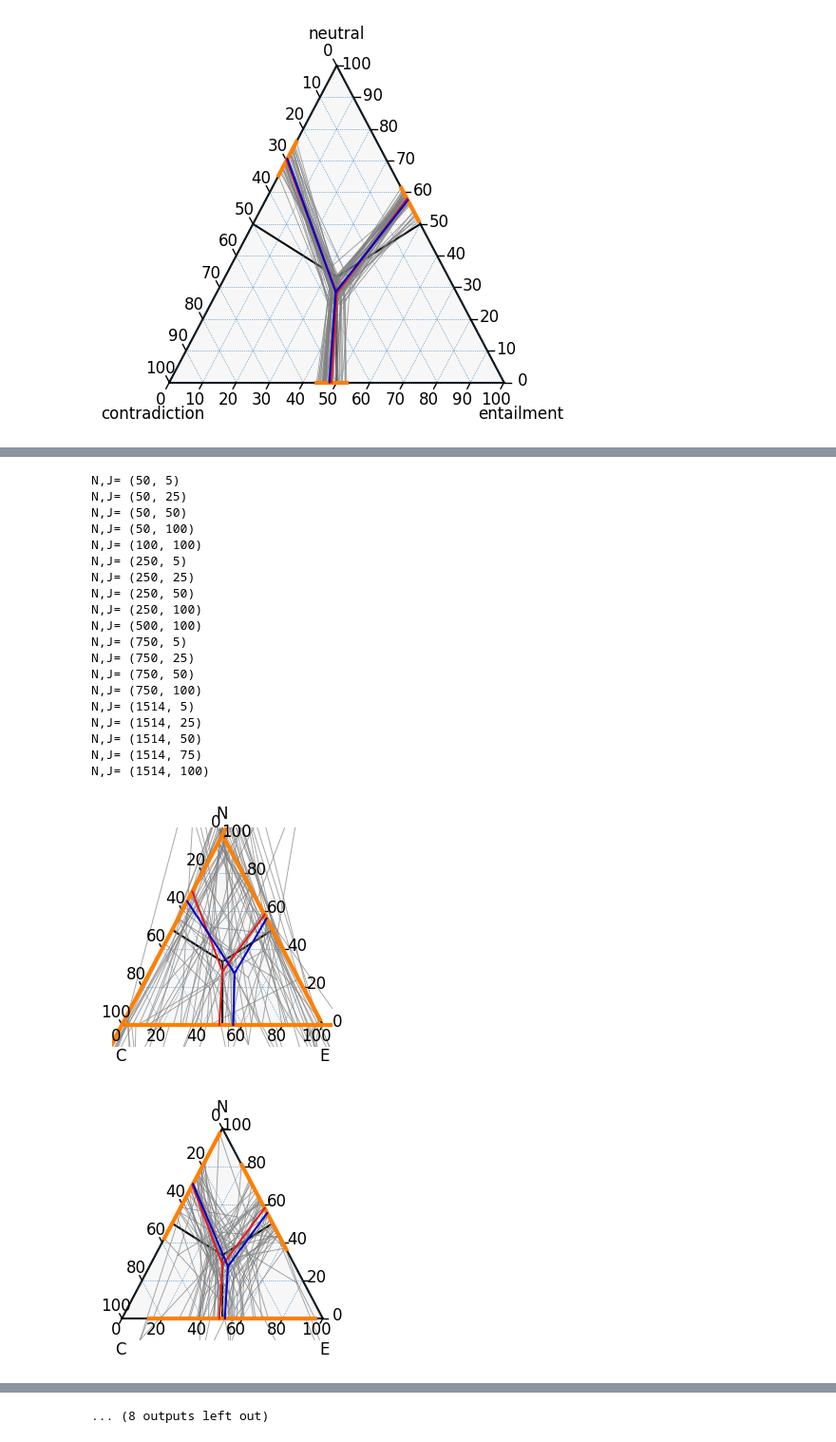
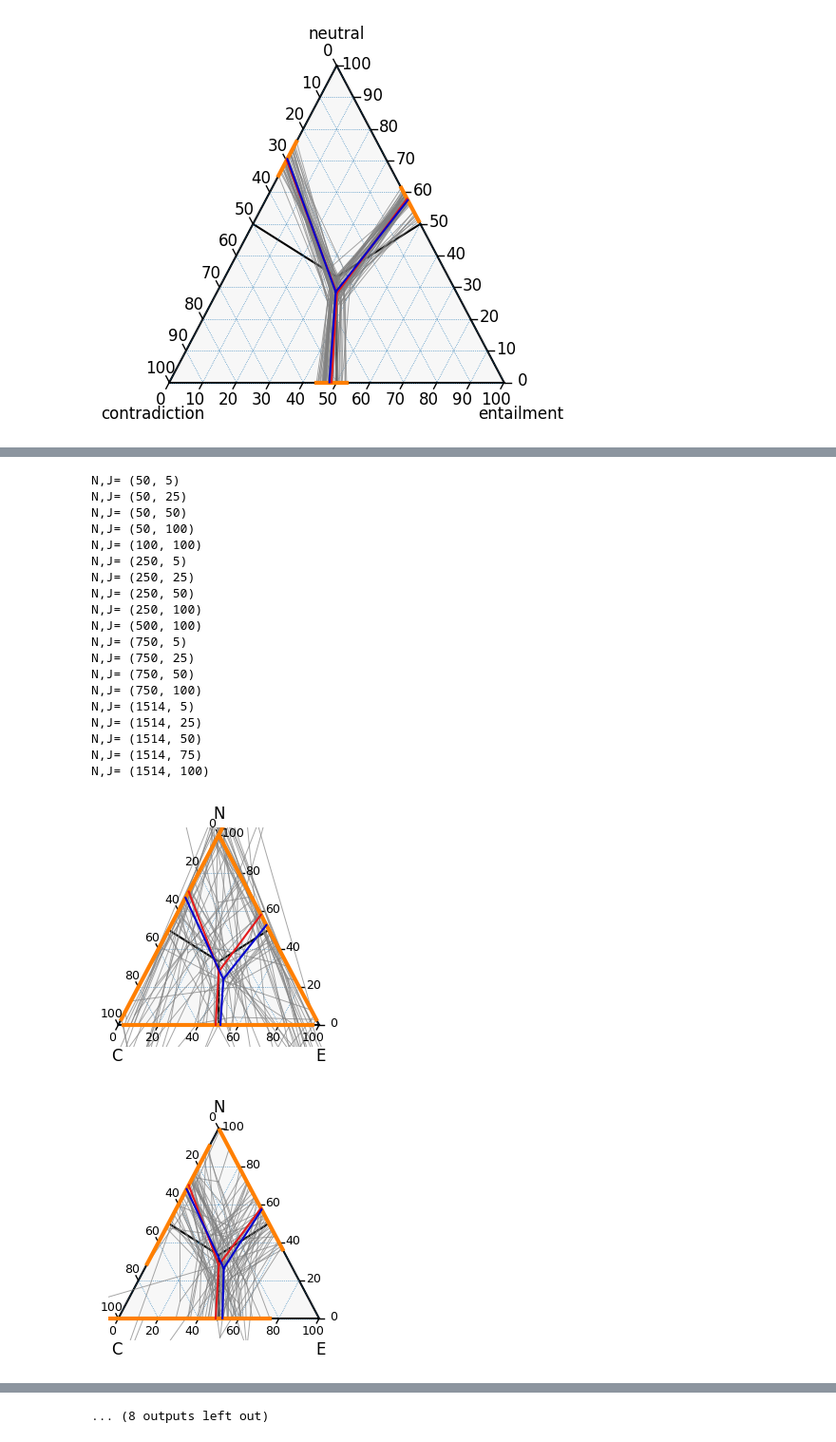
Before and after one commit to corneliagru/label-variation-nli, a Jupyter notebook: notebooks/2_stability_estimation.ipynb, the cells around one changed output, grey strips where cells are left out. Shown at 95% size. Drawn from its saved outputs; the diff is of its cells as text; code cells hidden in the pictures.

Commit message:
do bootstrap for varying N and J

```diff
--- a/notebooks/2_stability_estimation.ipynb
+++ b/notebooks/2_stability_estimation.ipynb
@@ -65,19 +64,0 @@ figure.savefig("../figs/full_bootstrap.png", bbox_inches='tight', dpi=300)
-# %%
-recompute = False
-
-if recompute:
-    bootstrap_50 = bootstrap(snli_one_hot_arr, N = 50, seed=12)
-    with open("../data/bootstrap/b_N_50.pkl", "wb") as f:
-        pickle.dump(bootstrap_50, f)
-else:
-    with open("../data/bootstrap/b_N_50.pkl", "rb") as f:
-        bootstrap_50 = pickle.load(f)
-# %%
-pi_mean = np.mean(bootstrap_50[('pi')], axis=0)
-theta_mean = np.mean(bootstrap_50[('theta')], axis=0)
-# %%
-figure, tax = plot_ternary_axes(multiple=20, size=3, labels=["E", "N", "C"], label_offset=-0.15, tick_offset=0.025, weight='roman')
-tax = plot_bootstrap_bounds(tax, bootstrap_50['bounds'])
-tax = plot_ternary_bounds(tax, pi=pi, theta=theta, bounds_col=CB_color_cycle[7]) # original bounds in red
-tax = plot_ternary_bounds(tax, pi=pi_mean, theta=theta_mean, bounds_col="mediumblue") # mean bounds in blue
-figure.savefig("../figs/N_50_bootstrap.png", bbox_inches='tight', dpi=300)
@@ -110,12 +89,12 @@ B_matrix_N_J_random_results_list = []
 B_matrix_N_J_random_mean_bounds = []
 B_matrix_N_J_combinations = []
 # %%
-recompute = False
+recompute = True
 
 if recompute:
     for comb in N_J_combinations_list:
         print('Combination: ', comb)
-        res = N_J_bootstrap_em(N_J_comb = comb, snli_annotations = snli_annotations, B=50, seed=12)
+        res = N_J_bootstrap_em(Y= snli_one_hot_arr, N_J_comb = comb, snli_annotations = snli_annotations, B=50, seed=12)
 
         pi_mean = np.mean(res[0],axis=0)
         theta_mean = np.mean(res[1],axis=0)
@@ -133,33 +132,33 @@ else:
 for i in range(len(B_matrix_N_J_combinations)):
     print('N,J=', B_matrix_N_J_combinations[i])
     file_name = '../figs/appendix/N'+ str(B_matrix_N_J_combinations[i][0]) + '_J' + str(B_matrix_N_J_combinations[i][1]) + '_bootstrap.png'
 
-    figure, tax = plot_ternary_axes(multiple=20, size=3, labels=["E", "N", "C"], label_offset=-0.15, tick_offset=0.025, weight='roman')
+    figure, tax = plot_ternary_axes(multiple=20, size=3, labels=["E", "N", "C"], label_offset=-0.15, tick_offset=0.025, weight='roman', tick_fontsize = 9)
     tax = plot_bootstrap_bounds(tax, B_matrix_N_J_random_results_list[i][-2])
     tax = plot_ternary_bounds(tax, pi=pi, theta=theta, bounds_col=CB_color_cycle[7]) # original bounds in red
     pi_mean = np.mean(B_matrix_N_J_random_results_list[i][0],axis=0)
     theta_mean = np.mean(B_matrix_N_J_random_results_list[i][1],axis=0)
     tax = plot_ternary_bounds(tax, pi=pi_mean, theta=theta_mean, bounds_col="mediumblue") # mean bounds in blue
     figure.savefig(file_name, bbox_inches='tight', dpi=300)
 # %% [output]
 N,J= (50, 5)
 N,J= (50, 25)
 N,J= (50, 50)
 N,J= (50, 100)
 N,J= (100, 100)
 N,J= (250, 5)
 N,J= (250, 25)
 N,J= (250, 50)
 N,J= (250, 100)
 N,J= (500, 100)
 N,J= (750, 5)
 N,J= (750, 25)
 N,J= (750, 50)
 N,J= (750, 100)
 N,J= (1514, 5)
 N,J= (1514, 25)
 N,J= (1514, 50)
 N,J= (1514, 75)
 N,J= (1514, 100)
-[figure, old version]
+[figure, new version]
-[figure, old version]
+[figure, new version]
```
Also changed, not shown: parts of 4 cells of this notebook, 24 other files.
